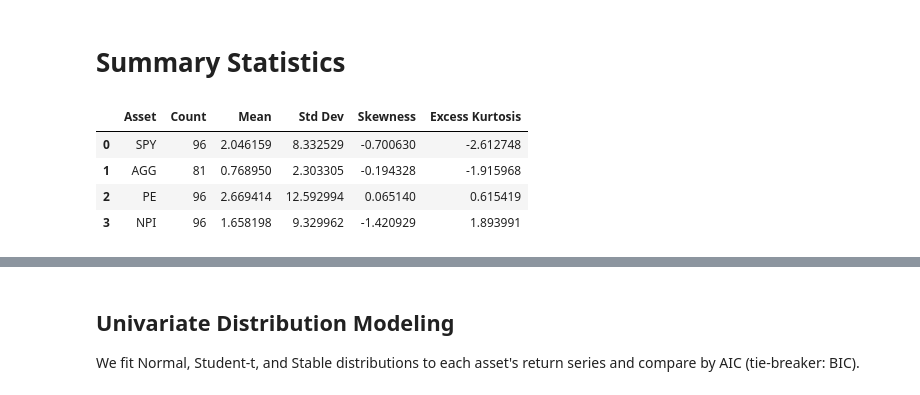
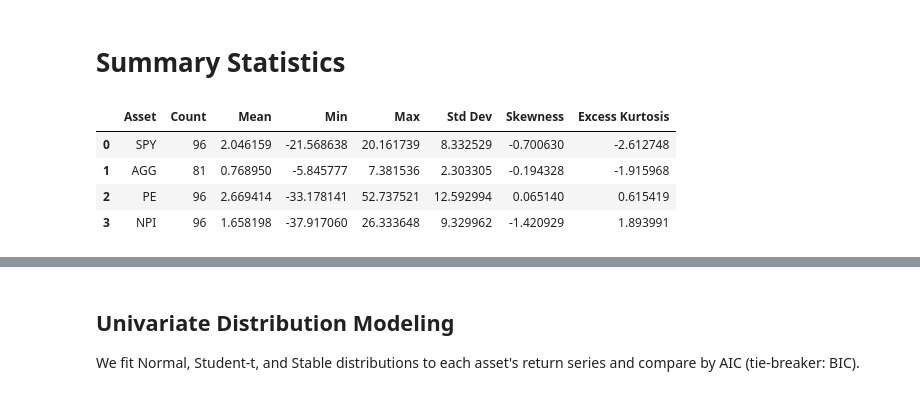
Before and after one commit to davidtey/fe5211_project, a Jupyter notebook: code/univariate_distribution.ipynb, the cells around one changed output, grey strips where cells are left out. Saved outputs shown, nothing was run; the diff lists cells and outputs as text; code cells hidden in the pictures.

```diff
--- a/code/univariate_distribution.ipynb
+++ b/code/univariate_distribution.ipynb
@@ -61,23 +62,25 @@ Assets: ['SPY', 'AGG', 'PE', 'NPI']
 # %%
 def summary_statistics(df: pd.DataFrame, assets: list[str]) -> pd.DataFrame:
     stats = []
     for asset in assets:
         series = df[asset].dropna()
         stats.append({
             'Asset': asset,
             'Count': len(series),
             'Mean': series.mean(),
+            'Min': series.min(),
+            'Max': series.max(),
             'Std Dev': series.std(),
             'Skewness': series.skew(),
             'Excess Kurtosis': series.kurtosis() - 3
         })
     return pd.DataFrame(stats)
 
 summary_df = summary_statistics(ret_df, assets)
 summary_df
 # %% [output]
-|  | Asset | Count | Mean | Std Dev | Skewness | Excess Kurtosis |
-| 0 | SPY | 96 | 2.046159 | 8.332529 | -0.700630 | -2.612748 |
-| 1 | AGG | 81 | 0.768950 | 2.303305 | -0.194328 | -1.915968 |
-| 2 | PE | 96 | 2.669414 | 12.592994 | 0.065140 | 0.615419 |
-| 3 | NPI | 96 | 1.658198 | 9.329962 | -1.420929 | 1.893991 |
+|  | Asset | Count | Mean | Min | Max | Std Dev | Skewness | Excess Kurtosis |
+| 0 | SPY | 96 | 2.046159 | -21.568638 | 20.161739 | 8.332529 | -0.700630 | -2.612748 |
+| 1 | AGG | 81 | 0.768950 | -5.845777 | 7.381536 | 2.303305 | -0.194328 | -1.915968 |
+| 2 | PE | 96 | 2.669414 | -33.178141 | 52.737521 | 12.592994 | 0.065140 | 0.615419 |
+| 3 | NPI | 96 | 1.658198 | -37.917060 | 26.333648 | 9.329962 | -1.420929 | 1.893991 |
```
Also changed, not shown: parts of 3 cells of this notebook, 9 other files.
